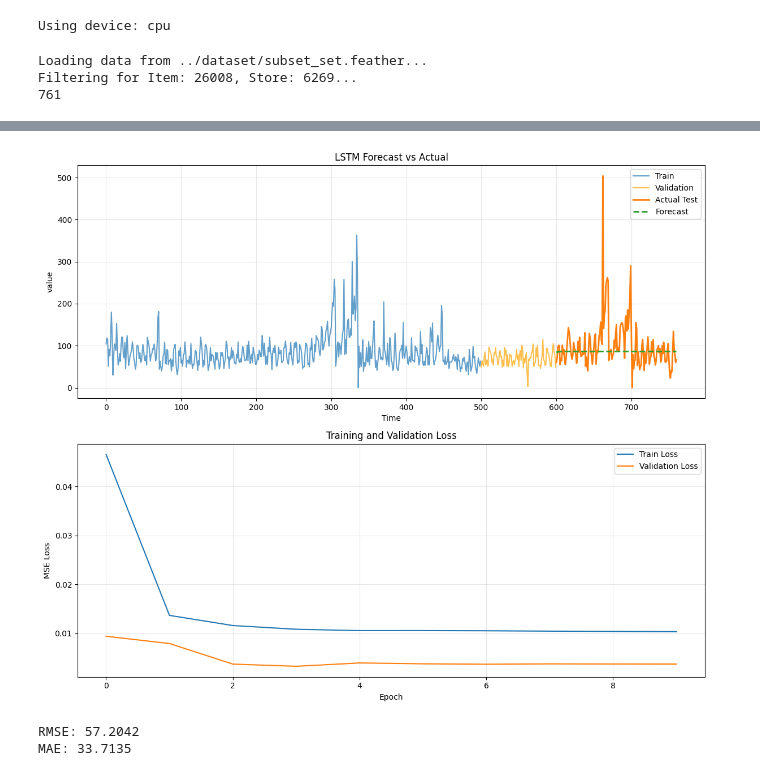
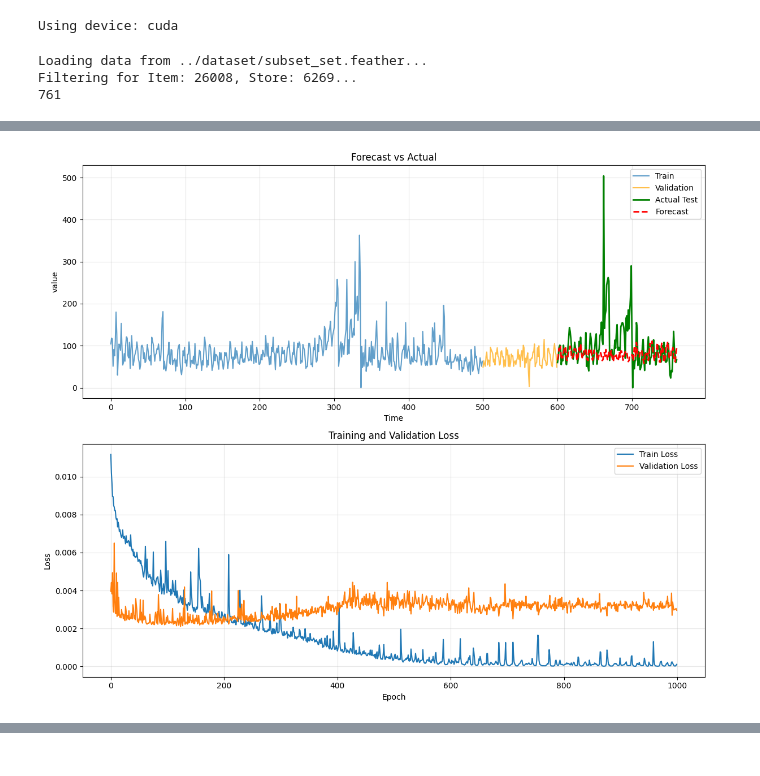
Before and after one commit to up202108724/Dissertation25-26, a Jupyter notebook: LSTM/lstm3.ipynb, the cells around one changed output, grey strips where cells are left out. Cells and saved outputs as stored; diff of their text form; code cells hidden in the pictures.

```diff
--- a/LSTM/lstm3.ipynb
+++ b/LSTM/lstm3.ipynb
@@ -214,16 +151,24 @@ def lstm_experiment(df, target, train_size=500, val_size=100, forecast_window=16
 # %%
-ITEM_ID = 26008           # Example item_id from sample_head.csv
+ITEM_ID = 26008       # Example item_id from sample_head.csv
 STORE_ID = 6269        # Example store_id from sample_head.csv
 DATA_PATH = '../dataset/data_andre.feather' # Adjust path if needed
 TARGET_COL = 'value'
 DATE_COL = 'date'
-EPOCHS = 10            # Increased epochs for better training
-BATCH_SIZE = 32
-LEARNING_RATE = 0.001
+
+# To converge in fewer epochs (even if each epoch takes longer), we:
+# 1. Decrease Batch Size -> More updates per epoch
+# 2. Can increase Hidden Size slightly -> More capacity
+# 3. Increase learning rate slightly but use scheduler (already added)
+
+EPOCHS = 1000            # Set a bit higher to ensure convergence, though fewer should be needed
+BATCH_SIZE = 2         # Smaller batch size for more frequent updates
+LEARNING_RATE = 0.001  # Standard LR
+HIDDEN_SIZE = 64      # Increased capacity
+
 DEVICE = torch.device('cuda' if torch.cuda.is_available() else 'cpu')
 print(f"Using device: {DEVICE}")
 # %% [output]
-Using device: cpu
+Using device: cuda
 # %%
 # -----------------------------------------------------------------------------
 # DATA LOADING & PREPROCESSING
@@ -237,16 +182,15 @@ print(f"Filtering for Item: {ITEM_ID}, Store: {STORE_ID}...")
 # Filter for specific item and store
 df = df_full[(df_full['item_id'] == ITEM_ID) & (df_full['store_id'] == STORE_ID)].copy()
 
-# Reset index to avoid ambiguity if 'date' is also in the index
-df = df.reset_index(drop=True)
+# Reset index to move 'date' from index to a column
+df = df.reset_index()
 
 # Ensure date is datetime and sort
 df[DATE_COL] = pd.to_datetime(df[DATE_COL])
 df = df.sort_values(DATE_COL)
 
 # Prepare target variable
-# Using 'value' as the target (sales/demand)
-# Updated to use ffill() directly as fillna(method='ffill') is deprecated
+# Using 'value' as the target (sales at the end of the day)
 y = df[TARGET_COL]
 
 print(len(y))
@@ -268,13 +212,17 @@ Filtering for Item: 26008, Store: 6269...
 # %%
 print(f"Training LSTM with train_size={train_size}, val_size={val_size}, forecast_horizon={forecast_horizon}, lookback_window={lookback_window}...")
 
-model, scaler, exog_scaler, forecast, rmse, mae, test = lstm_experiment(
+# Increased model complexity (num_layers=2) to help learn faster per epoch, even if epoch is slower
+model, scaler, forecast, rmse, mae, test = lstm_experiment(
     df=df,
     target=TARGET_COL,
     train_size=train_size,
     val_size=val_size,
     forecast_window=forecast_horizon,
     seq_length=lookback_window,
+    hidden_size=HIDDEN_SIZE,
+    num_layers=1,           # Increased number of layers
+    dropout=0.0,            # Added dropout for regularization with more layers
     epochs=EPOCHS,
     batch_size=BATCH_SIZE,
     lr=LEARNING_RATE,
@@ -287,0 +252 @@ Training LSTM with train_size=500, val_size=100, forecast_horizon=161, lookback_
+[figure, new version]
@@ -289,3 +254,0 @@ Epoch [10/10], Train Loss: 0.010371, Val Loss: 0.003758
-[figure, old version]
-RMSE: 57.2042
-MAE: 33.7135
```
Also changed, not shown: parts of 5 cells of this notebook, 7 other files.
